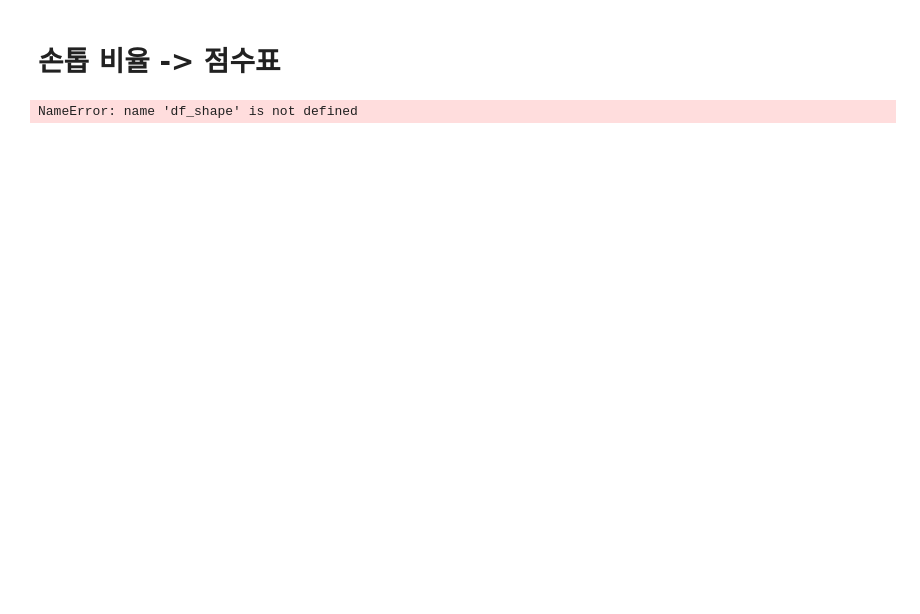
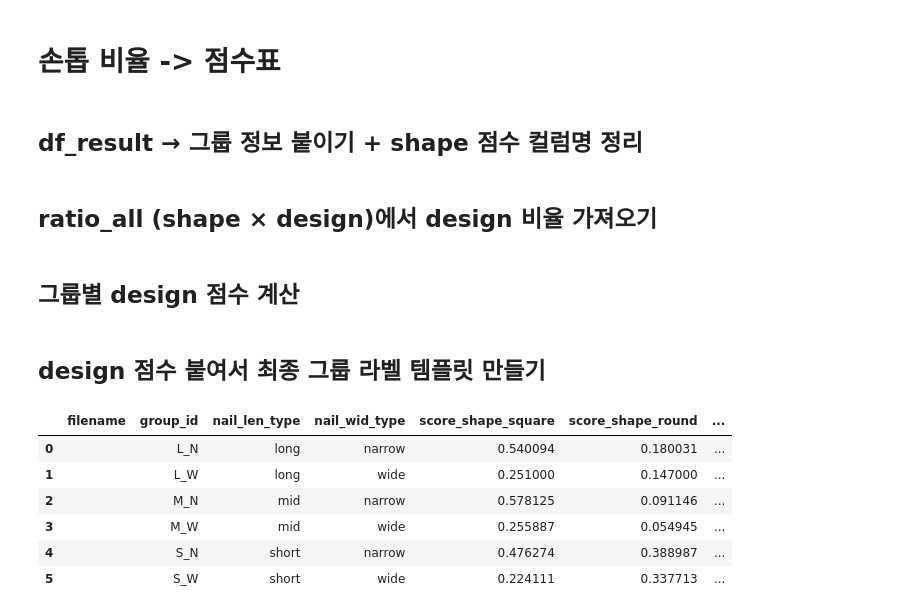
Before and after one commit to jihwanhuh/nail-recommend, a Jupyter notebook: nail_rlue/04_keyword-analysis.ipynb, the cells around one changed output. Saved outputs shown, nothing was run; the diff lists cells and outputs as text; code cells hidden in the pictures; blank space fills up the shorter version.

```diff
--- a/nail_rlue/04_keyword-analysis.ipynb
+++ b/nail_rlue/04_keyword-analysis.ipynb
@@ -531,15 +525,4 @@ ratio_all
 # %% [markdown]
 # 손톱 비율 -> 점수표
-# %%
-shape_cols = ["square", "round", "oval", "squoval", "almond"]
-design_cols = ["glitter", "french", "nudes", "ombre", "art"]
-
-# df_shape[shape_cols] : (6 x 5)  ← 그룹별 쉐입 비율
-# ratio_all.loc[shape_cols, design_cols] : (5 x 5) ← 쉐입별 디자인 비율
-
-shape_matrix  = df_shape[shape_cols].to_numpy()
-design_matrix = ratio_all.loc[shape_cols, design_cols].to_numpy()
-
-group_design_scores = shape_matrix @ design_matrix   # (6 x 5)
-# %% [output]
-NameError: name 'df_shape' is not defined
+# %% [markdown]
+## df_result → 그룹 정보 붙이기 + shape 점수 컬럼명 정리
@@ -545,0 +562,53 @@ NameError: name 'df_shape' is not defined
+# %% [markdown]
+## ratio_all (shape × design)에서 design 비율 가져오기
+# %%
+design_cols = ["glitter", "french", "nudes", "ombre", "art"]
+
+# shape, design 순서 맞추기
+ratio_use = ratio_all.loc[shape_cols, design_cols].copy()
+
+# 혹시라도 합이 1이 아니면 행 기준으로 한 번 더 정규화
+ratio_use = ratio_use.div(ratio_use.sum(axis=1), axis=0).fillna(0)
+# %% [markdown]
+## 그룹별 design 점수 계산
+# %%
+# (6 x 5)  @  (5 x 5)  =  (6 x 5)
+shape_matrix  = df_shape[shape_cols].to_numpy()          # df_shape 원본에서 꺼냄
+design_matrix = ratio_use.to_numpy()
+
+group_design_scores = shape_matrix @ design_matrix       # numpy 행렬곱
+# %% [markdown]
+## design 점수 붙여서 최종 그룹 라벨 템플릿 만들기
+# %%
+# 디자인 점수 컬럼명
+design_label_cols = [f"score_design_{d}" for d in design_cols]
+
+df_group_label = df_shape_label.copy()   # group_id, nail_len_type, nail_wid_type + shape 점수
+
+# group_design_scores 의 각 열을 붙이기
+for i, col in enumerate(design_label_cols):
+    df_group_label[col] = group_design_scores[:, i]
+
+# (선택) 디자인 점수도 0~1로 한 번 더 정규화하고 싶다면:
+df_group_label[design_label_cols] = df_group_label[design_label_cols].div(
+    df_group_label[design_label_cols].sum(axis=1), axis=0
+)
+
+df_group_label
+
+# filename 컬럼 추가 (초기값 빈 문자열 또는 필요 시 자동 생성)
+df_group_label["filename"] = ""
+
+# filename 컬럼을 맨 앞에 두기
+cols = ["filename"] + [c for c in df_group_label.columns if c != "filename"]
+df_group_label = df_group_label[cols]
+
+df_group_label
+# %% [output]
+|  | filename | group_id | nail_len_type | nail_wid_type | score_shape_square | score_shape_round | ... |
+| 0 |  | L_N | long | narrow | 0.540094 | 0.180031 | ... |
+| 1 |  | L_W | long | wide | 0.251000 | 0.147000 | ... |
+| 2 |  | M_N | mid | narrow | 0.578125 | 0.091146 | ... |
+| 3 |  | M_W | mid | wide | 0.255887 | 0.054945 | ... |
+| 4 |  | S_N | short | narrow | 0.476274 | 0.388987 | ... |
+| 5 |  | S_W | short | wide | 0.224111 | 0.337713 | ... |
```
Also changed, not shown: parts of 11 cells of this notebook.
